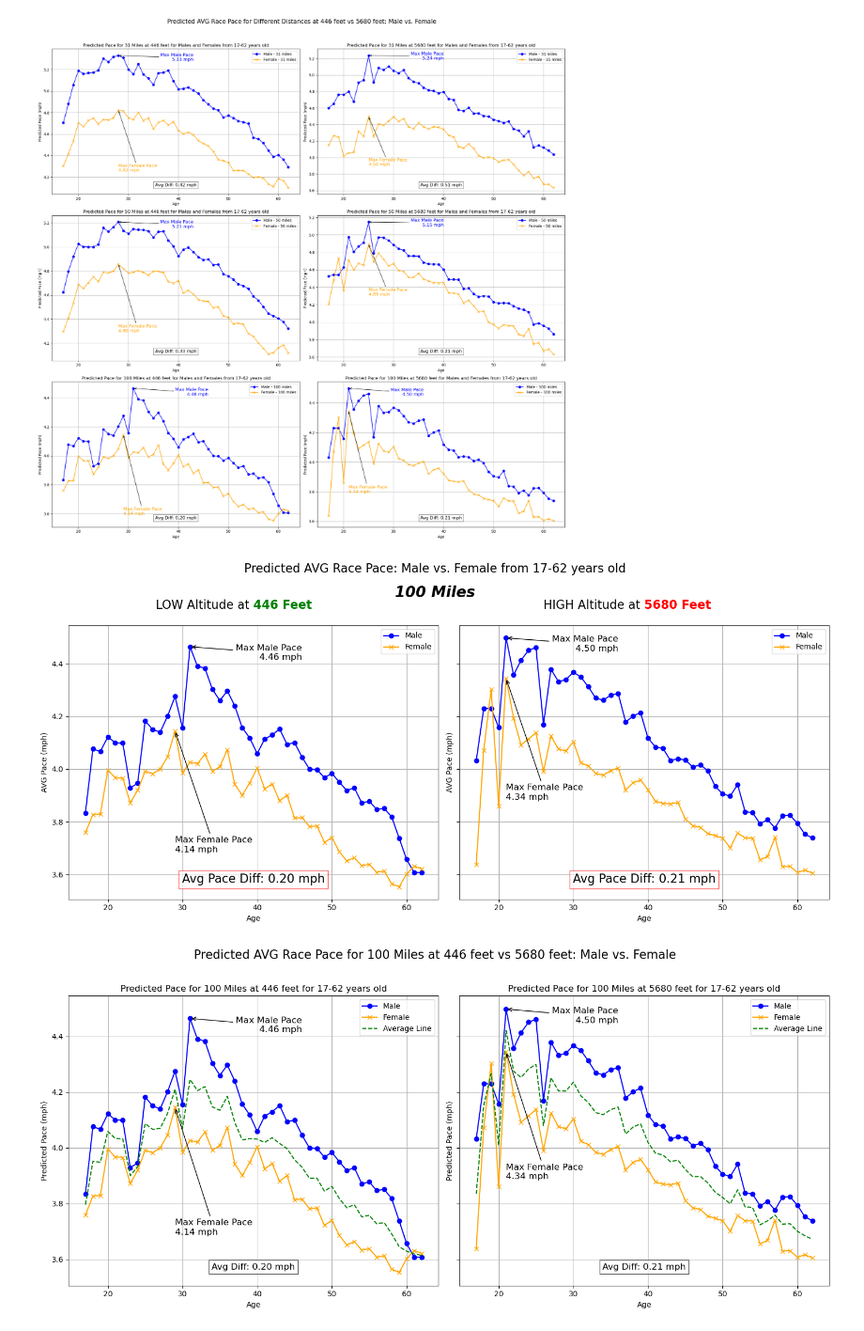
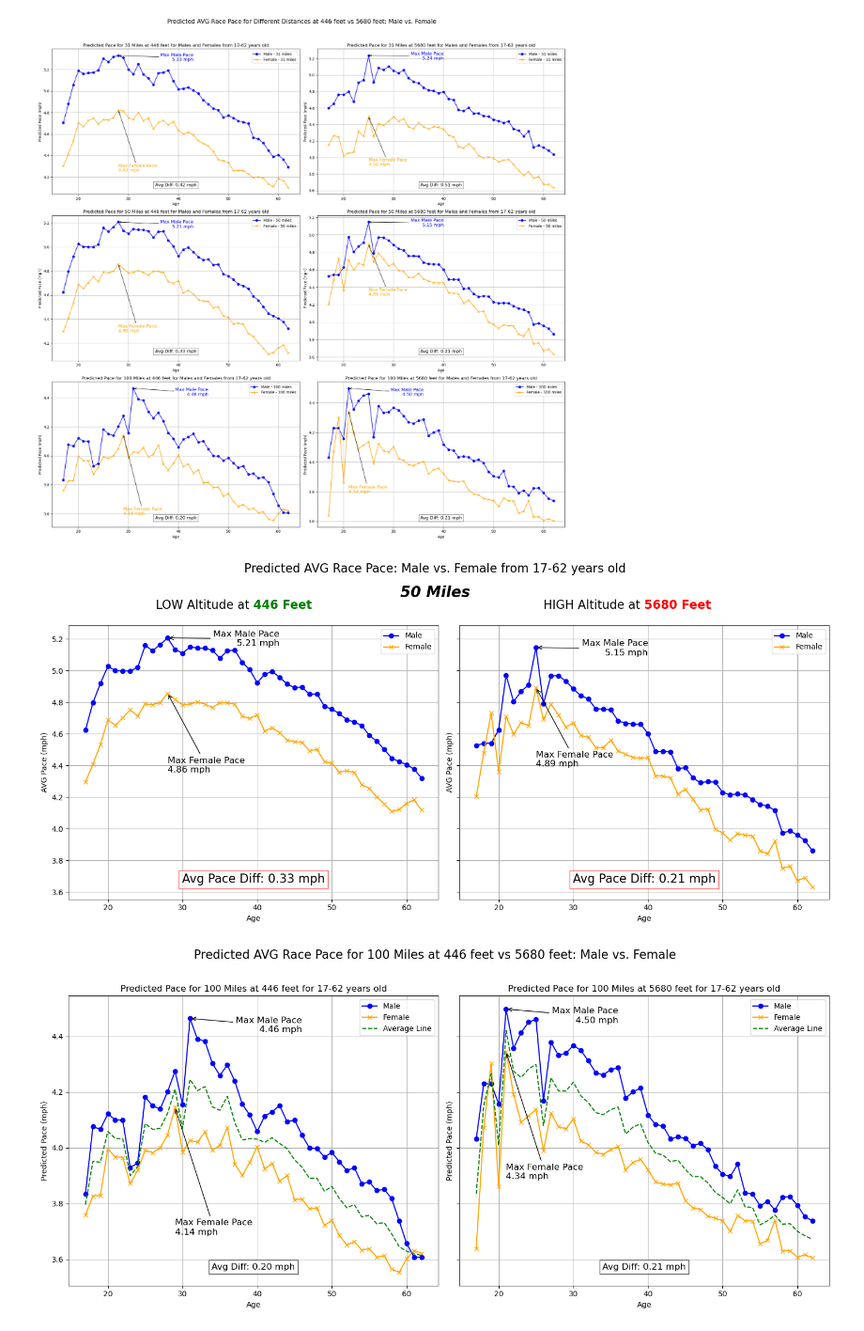
Before and after one commit to jdwelch88/Running_captstone, a Jupyter notebook: Notebooks/box_cox.ipynb, the cells around one changed output. Shown at 94% size. Drawn from its saved outputs; the diff is of its cells as text; code cells hidden in the pictures.

Commit message:
updated readme images

```diff
--- a/Notebooks/box_cox.ipynb
+++ b/Notebooks/box_cox.ipynb
@@ -392,7 +392,7 @@ ages = np.arange(17, 63)
 elevations = [446, 5680]
 
 # Define the specific distance to plot
-specific_distance = 100  # Change this to 50 or 100 for other distances
+specific_distance = 50  # Change this to 50 or 100 for other distances
 
 # Generate predictions for each elevation and gender for the specific distance
 predictions = {
@@ -452,34 +452,34 @@ for j, elevation in enumerate(elevations):
             'LOW Altitude at ', xy=(0.5, 1.05), xycoords='axes fraction',
             ha='right', va='bottom', fontsize=16, color='black'
         )
         title = axs[col].annotate(
             '446 Feet', xy=(0.5, 1.05), xycoords='axes fraction',
             ha='left', va='bottom', fontsize=16, color='green', weight='bold'
         )
     elif elevation == 5680:
         title = axs[col].annotate(
             'HIGH Altitude at ', xy=(0.5, 1.05), xycoords='axes fraction',
             ha='right', va='bottom', fontsize=16, color='black'
         )
         title = axs[col].annotate(
             '5680 Feet', xy=(0.5, 1.05), xycoords='axes fraction',
             ha='left', va='bottom', fontsize=16, color='red', weight='bold'
         )
 
 
     axs[col].legend()
     axs[col].grid(True)
 
 # Add a main title for the entire figure
 fig.suptitle('Predicted AVG Race Pace: Male vs. Female from 17-62 years old', fontsize=16)
 
 fig.text(0.5, 0.9, f'{specific_distance} Miles', ha='center', va='center', fontsize=20, weight='bold', style='italic')
 
 # Adjust layout
 plt.tight_layout(rect=[0, 0, 1, 0.96])
 plt.show()
 # %% [output]
-[figure, old version]
+[figure, new version]
 # %%
 
 
```
Also changed, not shown: 4 other files.
